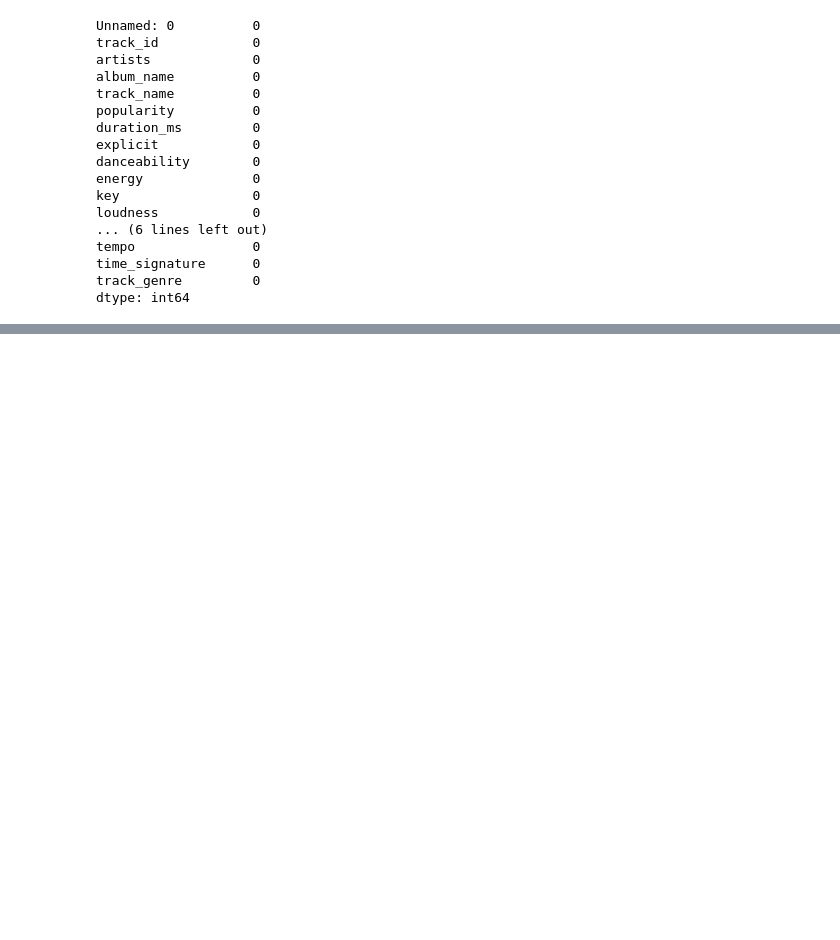
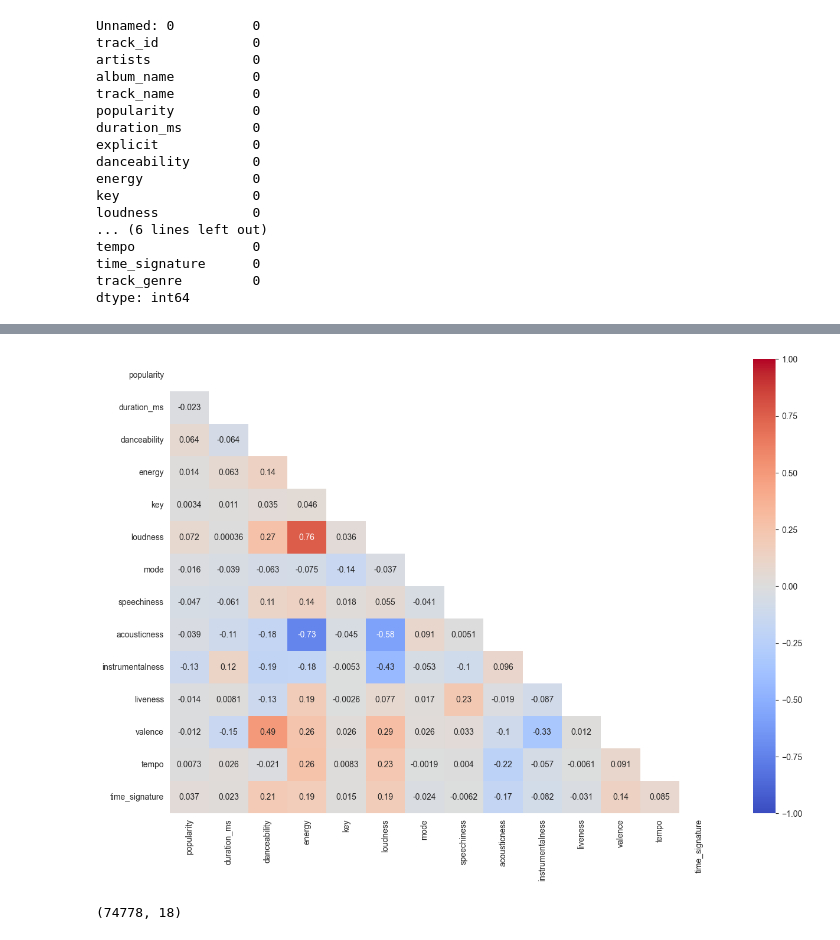
Before and after one commit to dgiletto/Music_Recommendation, a Jupyter notebook: Music_Recommendation_Notebook.ipynb, the cells around one changed output, grey strips where cells are left out. Saved outputs shown, nothing was run; the diff lists cells and outputs as text; code cells hidden in the pictures; blank space fills up the shorter version.

```diff
--- a/Music_Recommendation_Notebook.ipynb
+++ b/Music_Recommendation_Notebook.ipynb
@@ -126,0 +162,17 @@ memory usage: 16.6+ MB
+# %%
+# Create a HeatMap to better identify the features that correlate the most or least with each other
+corr = num_data.corr()
+mask = np.zeros_like(corr)
+mask[np.triu_indices_from(mask)] = True
+sb.set_style('white')
+plt.figure(figsize=(15, 10))
+sb.heatmap(corr, mask=mask, annot=True, vmin=-1, vmax=1, cmap='coolwarm')
+plt.show()
+# %% [output]
+[figure, added]
+# %%
+# Remove/exclude time_signature and key due to their catagorical nature which encoding them could impact the results
+df = df.drop(['time_signature','key'], axis=1)
+df.shape
+# %% [output]
+(74778, 18)
```
Also changed, not shown: parts of 5 cells of this notebook.
